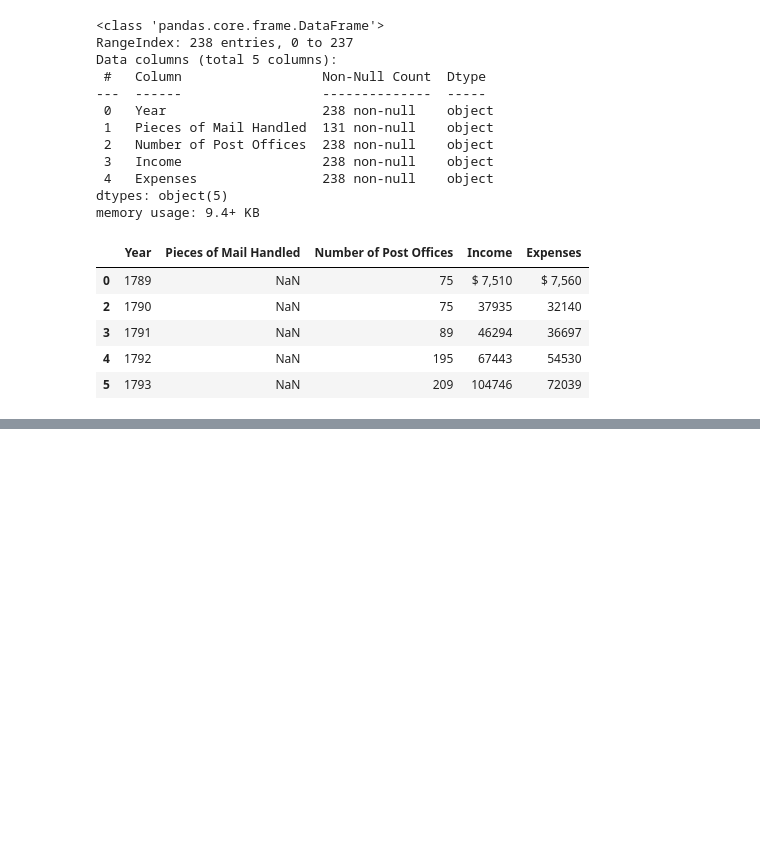
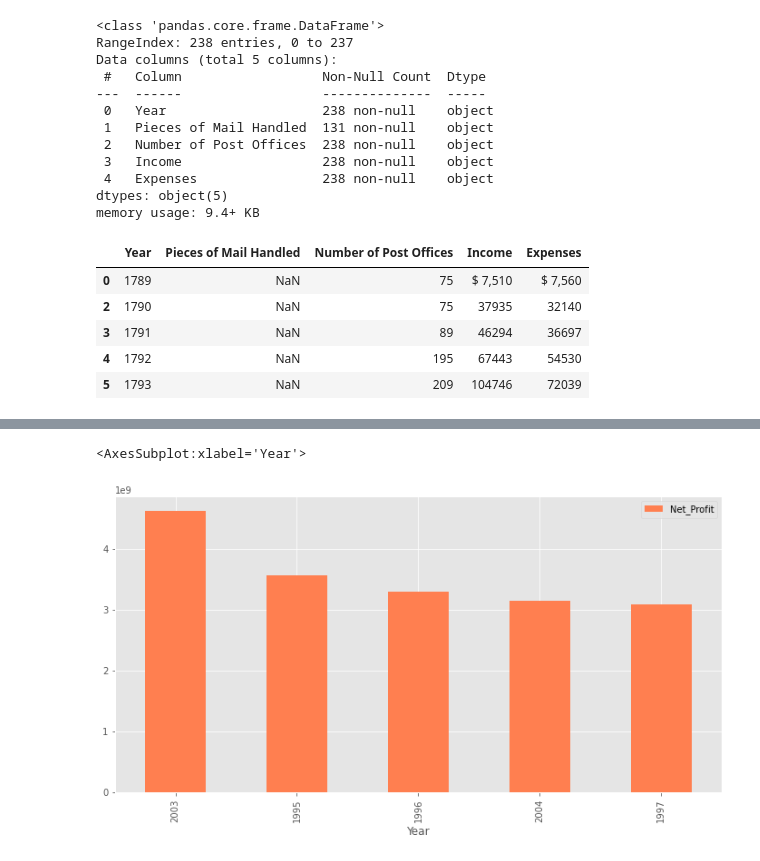
Before and after one commit to mpatterson73/USPS-Analysis, a Jupyter notebook: usps.ipynb, the cells around one changed output, grey strips where cells are left out. Cells and saved outputs as stored; diff of their text form; code cells hidden in the pictures; blank space fills up the shorter version.

```diff
--- a/usps.ipynb
+++ b/usps.ipynb
@@ -193,0 +237,4 @@ top_10_profit
+# %%
+most_profit = df3.sort_values('Net_Profit', ascending=False).iloc[:5][['Year', 'Net_Profit']]
+most_profit.Net_Profit = most_profit.Net_Profit
+most_profit.style.hide_index()
@@ -193,0 +248,6 @@ top_10_profit
+# %%
+plt.style.use('ggplot')
+most_profit.plot.bar('Year', 'Net_Profit',  color='Coral', figsize=(12,6))
+# %% [output]
+<AxesSubplot:xlabel='Year'>
+[figure, added]
```
Also changed, not shown: parts of 17 cells of this notebook.
